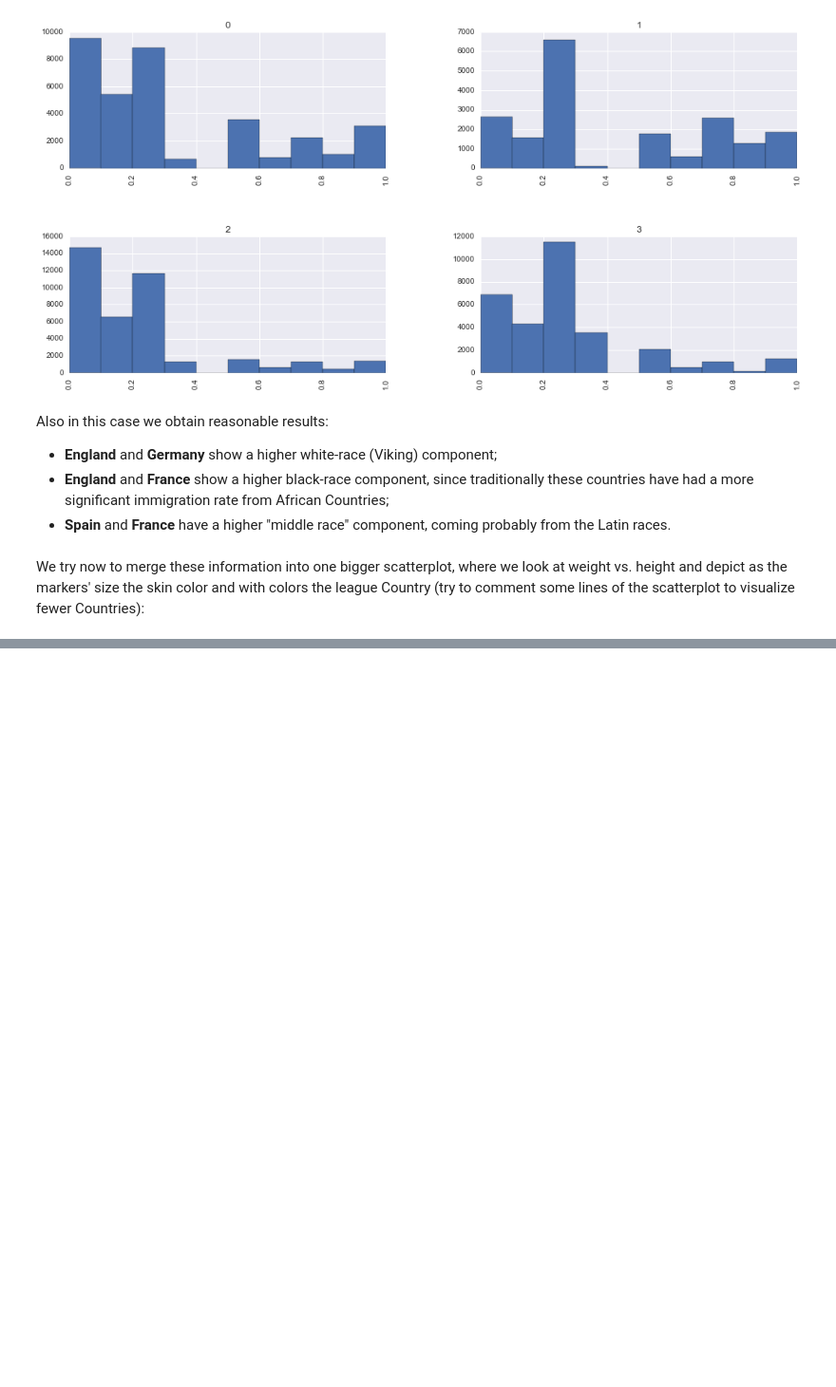
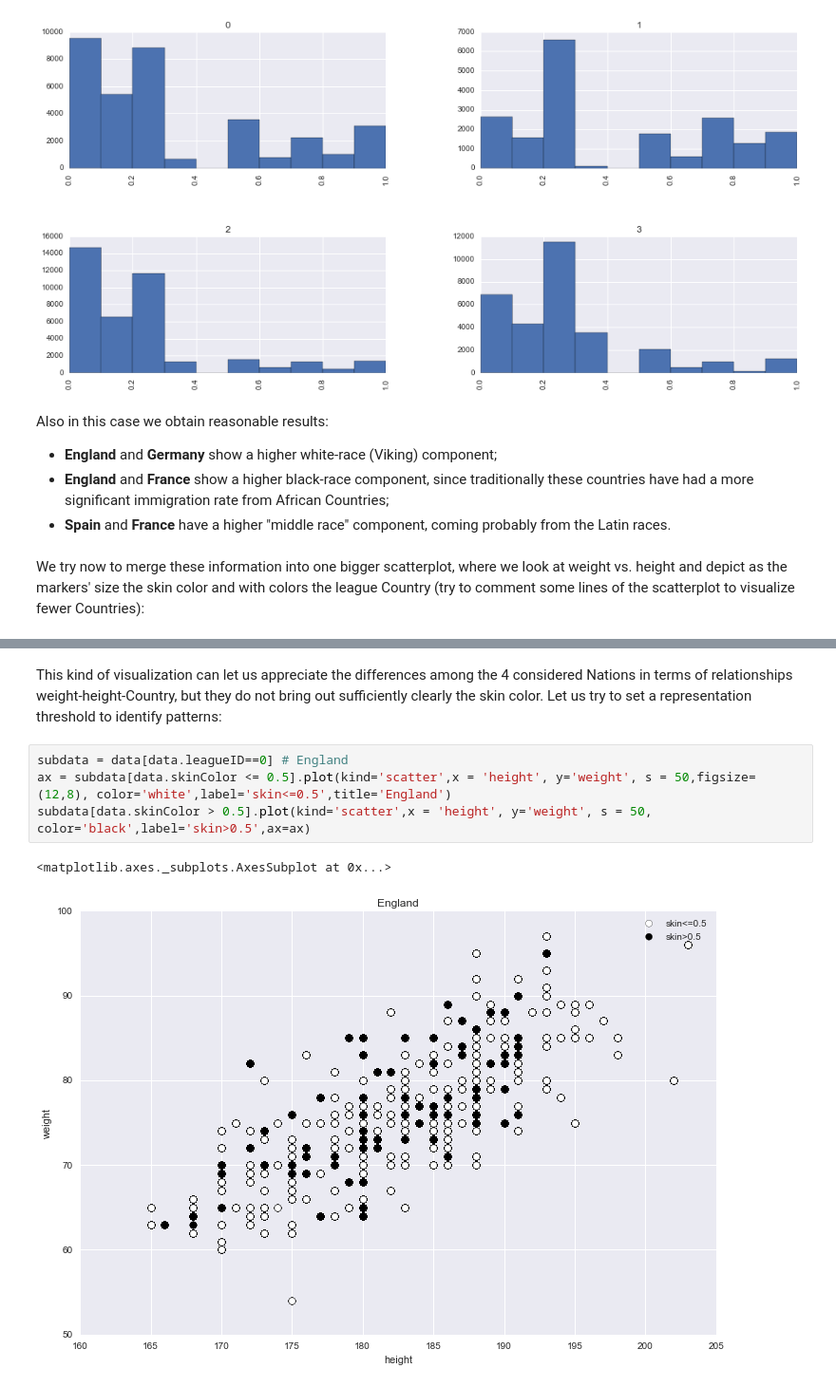
Before and after one commit to Bondzio/ADA_hw2016, a Jupyter notebook: 04 - Applied ML/AppliedML.ipynb, the cells around one changed output, grey strips where cells are left out. Shown at 95% size. Drawn from its saved outputs; the diff is of its cells as text; blank space fills up the shorter version.

```diff
--- a/04 - Applied ML/AppliedML.ipynb
+++ b/04 - Applied ML/AppliedML.ipynb
@@ -165,0 +169,9 @@ data[data.leagueID==3].plot(kind='scatter',x = 'height', y='weight', s=data['ski
+# %% [markdown]
+This kind of visualization can let us appreciate the differences among the 4 considered Nations in terms of relationships weight-height-Country, but they do not bring out sufficiently clearly the skin color. Let us try to set a representation threshold to identify patterns:
+# %%
+subdata = data[data.leagueID==0] # England
+ax = subdata[data.skinColor <= 0.5].plot(kind='scatter',x = 'height', y='weight', s = 50,figsize=(12,8), color='white',label='skin<=0.5',title='England')
+subdata[data.skinColor > 0.5].plot(kind='scatter',x = 'height', y='weight', s = 50, color='black',label='skin>0.5',ax=ax)
+# %% [output]
+<matplotlib.axes._subplots.AxesSubplot at 0x...>
+[figure, added]
```
Also changed, not shown: parts of 15 cells of this notebook.
